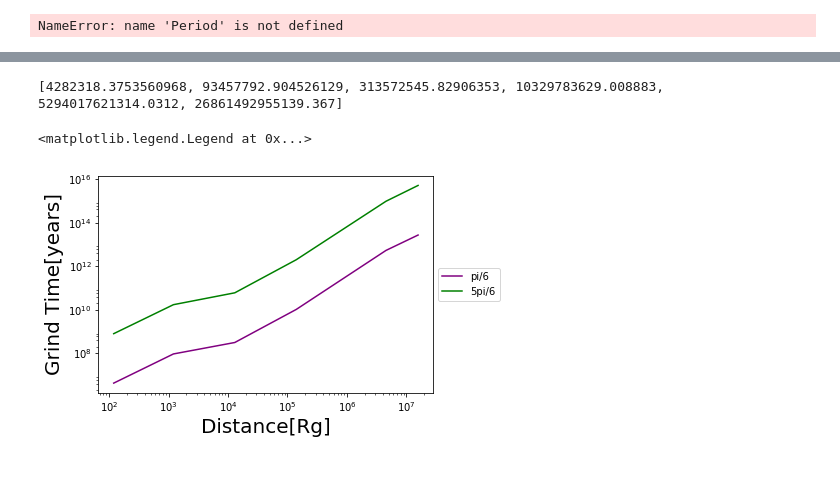
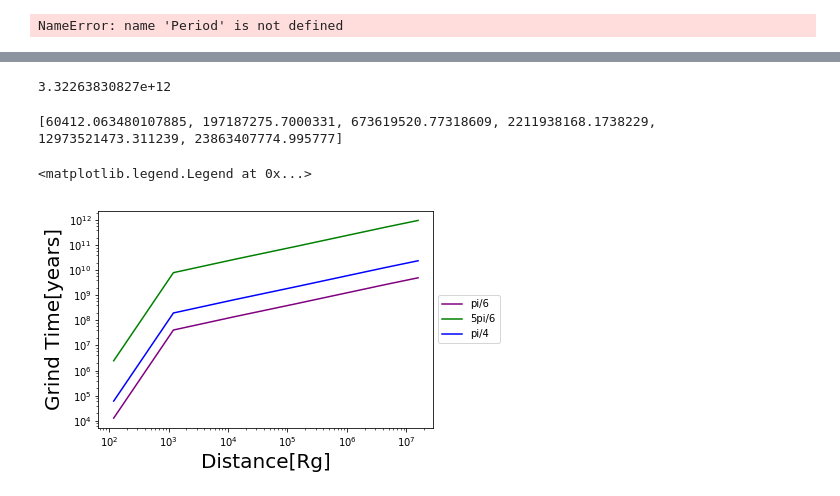
Before and after one commit to gfabj/Summer_Research_Project, a Jupyter notebook: T_Grind_3rd_Method.ipynb, the cells around one changed output, grey strips where cells are left out. Drawn from its saved outputs; the diff is of its cells as text; code cells hidden in the pictures.

```diff
--- a/T_Grind_3rd_Method.ipynb
+++ b/T_Grind_3rd_Method.ipynb
@@ -127,51 +148,87 @@ print T_grindPi4
 # %%
 t_in_orbita = (2*np.pi*119.627381*1.5e+11)/38463.0328
 Vxpi6a = 38463.0328*(1-cos(np.pi/6))
-Vypi6a = 38463.0328*(sin(i_crit))
-grindPi6a = (Vxpi6a+(dvpi6a*1000))**2/(Vypi6a-(dvpi6a*1000))**2*t_in_orbita/3.154e+7
+Vypi6a = 38463.0328*(sin(i_crit2))
+grindPi6a = (Vxpi6a+dvpi6a)**2/(Vypi6a-dvpi6a)**2*t_in_orbita/3.154e+7
 
 t_in_orbitb = (2*np.pi*1207.14788*1.5e+11)/12108.1721
 Vxpi6b = 12108.1721*(1-cos(np.pi/6))
-Vypi6b = 12108.1721*(sin(i_crit))
-grindPi6b = (Vxpi6b+(dvpi6b*1000))**2/(Vypi6b-(dvpi6b*1000))**2*t_in_orbitb/3.154e+7
+Vypi6b = 12108.1721*(sin(i_crit3))
+grindPi6b = (Vxpi6b+dvpi6b*1000)**2/(Vypi6b-dvpi6b)**2*t_in_orbitb/3.154e+7
 
 t_in_orbitc = (2*np.pi*13005.1044*1.5e+11)/3688.94264
 Vxpi6c = 3688.94264*(1-cos(np.pi/6))
-Vypi6c = 3688.94264*(sin(i_crit))
-grindPi6c = (Vxpi6c+(dvpi6c*1000))**2/(Vypi6c-(dvpi6c*1000))**2*t_in_orbitc/3.154e+7
+Vypi6c = 3688.94264*(sin(i_crit4))
+grindPi6c = (Vxpi6c+dvpi6c)**2/(Vypi6c-dvpi6c)**2*t_in_orbitc/3.154e+7
 
 t_in_orbitd = (2*np.pi*140421.962*1.5e+11)/1122.64205
 Vxpi6d = 1122.64205*(1-cos(np.pi/6))
-Vypi6d = 1122.64205*(sin(i_crit))
-grindPi6d = (Vxpi6d+(dvpi6d*1000))**2/(Vypi6d-(dvpi6d*1000))**2*t_in_orbitd/3.154e+7
+Vypi6d = 1122.64205*(sin(i_crit5))
+grindPi6d = (Vxpi6d+dvpi6d)**2/(Vypi6d-dvpi6d)**2*t_in_orbitd/3.154e+7
 
 t_in_orbite = (2*np.pi*4539069.56*1.5e+11)/197.458305
 Vxpi6e = 197.458305*(1-cos(np.pi/6))
-Vypi6e = 197.458305*(sin(i_crit))
-grindPi6e = (Vxpi6e+(dvpi6e*1000))**2/(Vypi6e-(dvpi6e*1000))**2*t_in_orbite/3.154e+7
+Vypi6e = 197.458305*(sin(i_crit6))
+grindPi6e = (Vxpi6e+dvpi6e)**2/(Vypi6e-dvpi6e)**2*t_in_orbite/3.154e+7
 
 t_in_orbitf = (2*np.pi*15707108.9*1.5e+11)/106.147726
 Vxpi6f = 106.147726*(1-cos(np.pi/6))
-Vypi6f = 106.147726*(sin(i_crit))
-grindPi6f = (Vxpi6f+(dvpi6f*1000))**2/(Vypi6f-(dvpi6f*1000))**2*t_in_orbitf/3.154e+7
+Vypi6f = 106.147726*(sin(i_crit7))
+grindPi6f = (Vxpi6f+dvpi6f)**2/(Vypi6f-dvpi6f)**2*t_in_orbitf/3.154e+7
 
 T_grindPi6 = [grindPi6a, grindPi6b, grindPi6c, grindPi6d, grindPi6e, grindPi6f]
-print T_grindPi6
+print t_in_orbitc
 # %% [output]
-[4282318.3753560968, 93457792.904526129, 313572545.82906353, 10329783629.008883, 5294017621314.0312, 26861492955139.367]
+3.32263830827e+12
+# %%
+t_in_orbita = (2*np.pi*119.627381*1.5e+11)/38463.0328
+Vxpi3a = 38463.0328*(1-cos(np.pi/4))
+Vypi3a = 38463.0328*(sin(i_crit2))
+grindPi3a = (Vxpi3a+dvpi3a)**2/(Vypi3a-dvpi3a)**2*t_in_orbita/3.154e+7
+
+t_in_orbitb = (2*np.pi*1207.14788*1.5e+11)/12108.1721
+Vxpi3b = 12108.1721*(1-cos(np.pi/4))
+Vypi3b = 12108.1721*(sin(i_crit3))
+grindPi3b = (Vxpi3b+dvpi3b)**2/(Vypi3b-dvpi3b)**2*t_in_orbitb/3.154e+7
+
+t_in_orbitc = (2*np.pi*13005.1044*1.5e+11)/3688.94264
+Vxpi3c = 3688.94264*(1-cos(np.pi/4))
+Vypi3c = 3688.94264*(sin(i_crit4))
+grindPi3c = (Vxpi3c+dvpi3c)**2/(Vypi3c-dvpi3c)**2*t_in_orbitc/3.154e+7
+
+t_in_orbitd = (2*np.pi*140421.962*1.5e+11)/1122.64205
+Vxpi3d = 1122.64205*(1-cos(np.pi/4))
+Vypi3d = 1122.64205*(sin(i_crit5))
+grindPi3d = (Vxpi3d+dvpi3d)**2/(Vypi3d-dvpi3d)**2*t_in_orbitd/3.154e+7
+
+t_in_orbite = (2*np.pi*4539069.56*1.5e+11)/197.458305
+Vxpi3e = 197.458305*(1-cos(np.pi/4))
+Vypi3e = 197.458305*(sin(i_crit6))
+grindPi3e = (Vxpi3e+dvpi3e)**2/(Vypi3e-dvpi3e)**2*t_in_orbite/3.154e+7
+
+t_in_orbitf = (2*np.pi*15707108.9*1.5e+11)/106.147726
+Vxpi3f = 106.147726*(1-cos(np.pi/4))
+Vypi3f = 106.147726*(sin(i_crit7))
+grindPi3f = (Vxpi3f+dvpi3f)**2/(Vypi3f-dvpi3f)**2*t_in_orbitf/3.154e+7
+
+T_grindPi3 = [grindPi3a, grindPi3b, grindPi3c, grindPi3d, grindPi3e, grindPi3f]
+print T_grindPi3
+# %% [output]
+[60412.063480107885, 197187275.7000331, 673619520.77318609, 2211938168.1738229, 12973521473.311239, 23863407774.995777]
 # %%
 logPlot = plt.gca()
 logPlot.loglog(D_Rg1,T_grindPi6, c='purple', label='pi/6')
 logPlot.loglog(D_Rg1,T_grindPi4, c='g', label='5pi/6')
+logPlot.loglog(D_Rg1,T_grindPi3, c='b', label='pi/4')
 plt.xlabel('Distance[Rg]', size = 20)
 plt.ylabel('Grind Time[years]', size = 20)
 plt.legend()
 ax = plt.subplot(111)
 plt.savefig('third method.png', dpi=300, bbox_inches='tight')
 ax.legend(loc='center left', bbox_to_anchor=(1, 0.5))
 # %% [output]
 <matplotlib.legend.Legend at 0x...>
-[figure, old version]
+[figure, new version]
 # %%
 t_in_orbitc = (2*np.pi*13005.1044*1.5e+11)/3688.94264
 Vxic = 3688.94264*(1-cos(i_d))
```
Also changed, not shown: parts of 5 cells of this notebook, 5 other files.
